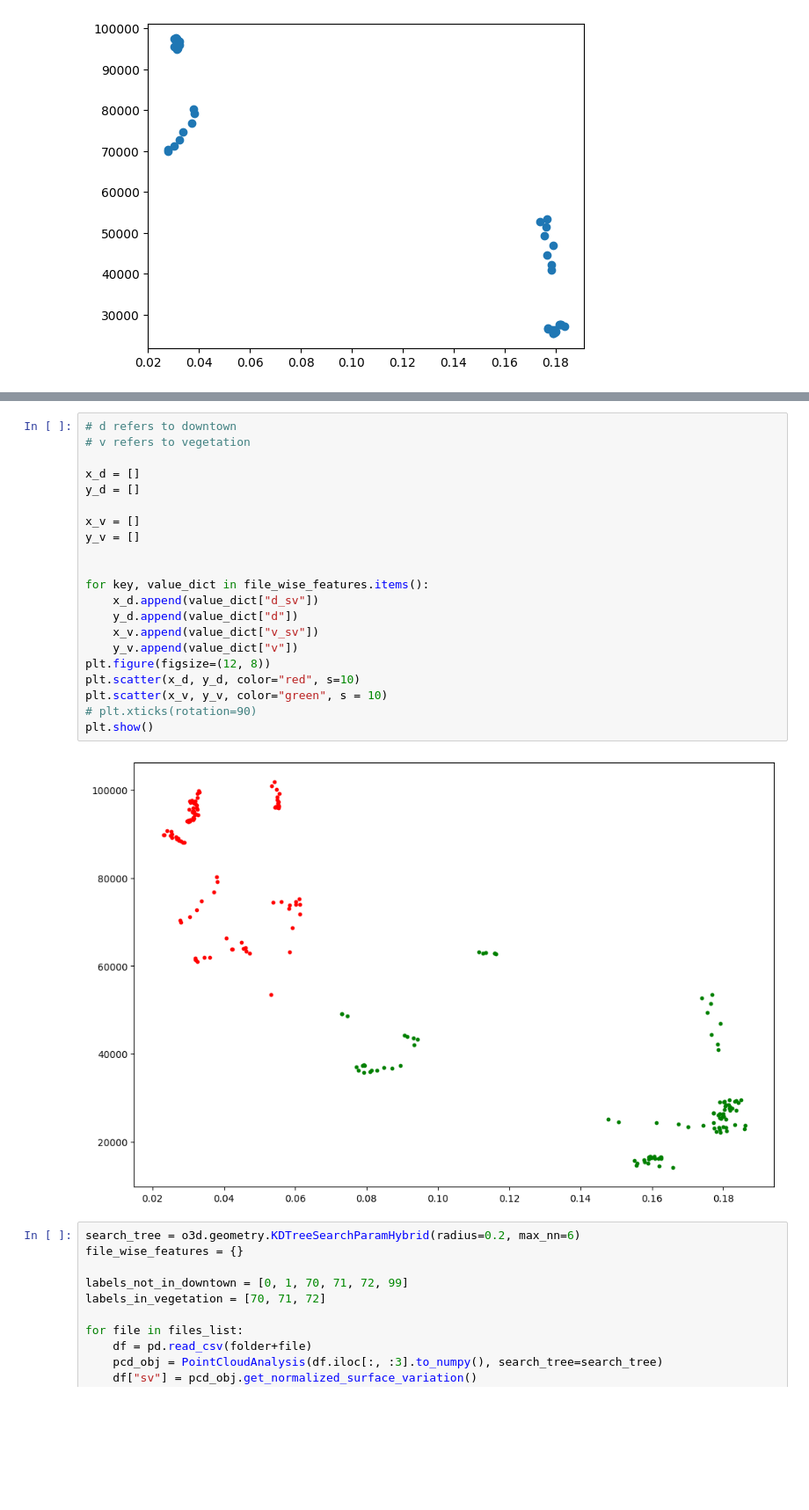
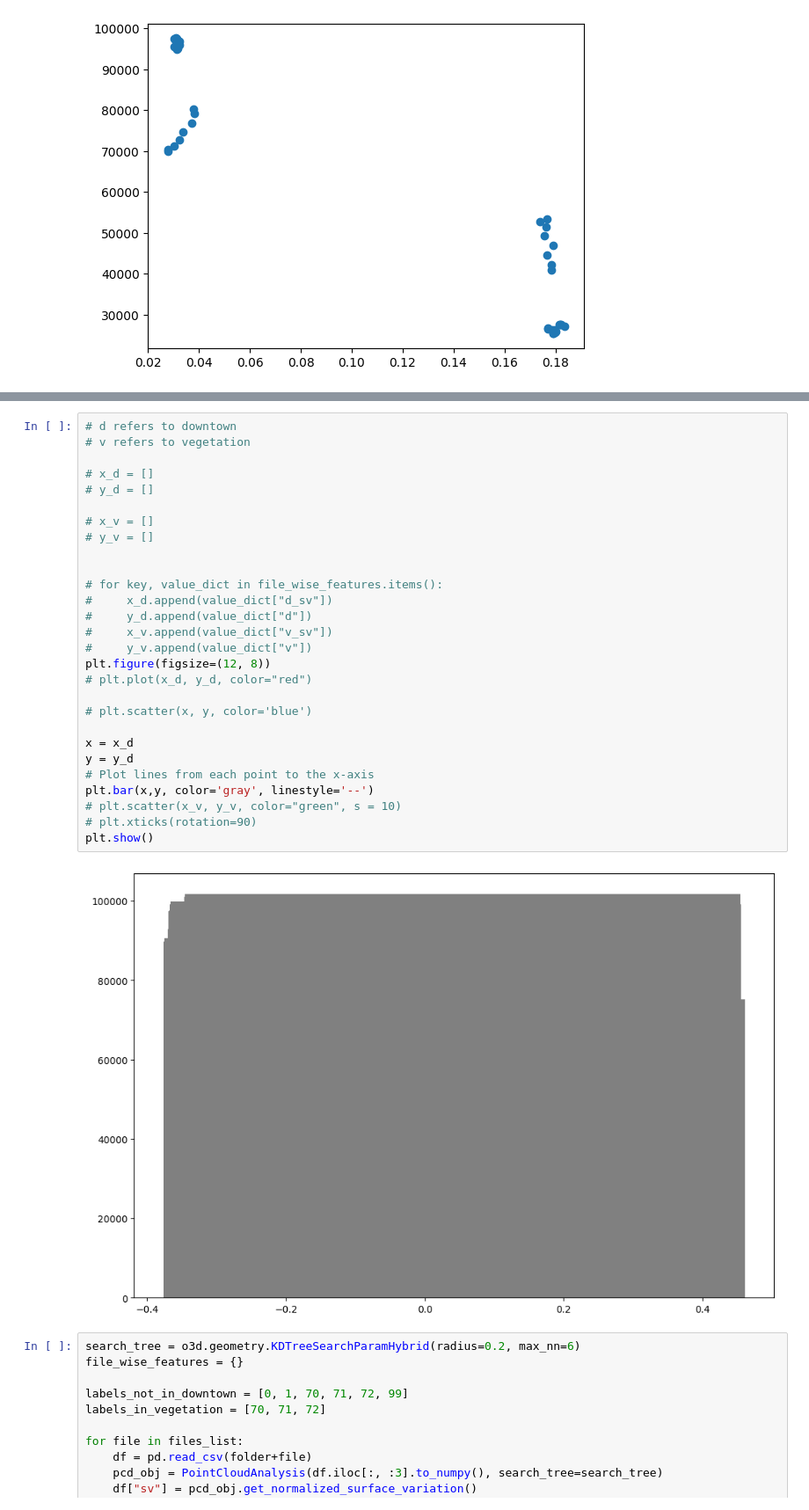
Before and after one commit to bisalgt/spawn_objects_in_carla, a Jupyter notebook: notebooks/semantick kitti dataset analyse.ipynb, the cells around one changed output, grey strips where cells are left out. Shown at 88% size. Saved outputs shown, nothing was run; the diff lists cells and outputs as text; blank space fills up the shorter version.

```diff
--- a/notebooks/semantick kitti dataset analyse.ipynb
+++ b/notebooks/semantick kitti dataset analyse.ipynb
@@ -413,26 +427,33 @@ See the caveats in the documentation: https://pandas.pydata.org/pandas-docs/stab
 # %%
 # d refers to downtown
 # v refers to vegetation
 
-x_d = []
-y_d = []
+# x_d = []
+# y_d = []
 
-x_v = []
-y_v = []
+# x_v = []
+# y_v = []
 
 
-for key, value_dict in file_wise_features.items():
-    x_d.append(value_dict["d_sv"])
-    y_d.append(value_dict["d"])
-    x_v.append(value_dict["v_sv"])
-    y_v.append(value_dict["v"])
+# for key, value_dict in file_wise_features.items():
+#     x_d.append(value_dict["d_sv"])
+#     y_d.append(value_dict["d"])
+#     x_v.append(value_dict["v_sv"])
+#     y_v.append(value_dict["v"])
 plt.figure(figsize=(12, 8))
-plt.scatter(x_d, y_d, color="red", s=10)
-plt.scatter(x_v, y_v, color="green", s = 10)
+# plt.plot(x_d, y_d, color="red")
+
+# plt.scatter(x, y, color='blue')
+
+x = x_d
+y = y_d
+# Plot lines from each point to the x-axis
+plt.bar(x,y, color='gray', linestyle='--')
+# plt.scatter(x_v, y_v, color="green", s = 10)
 # plt.xticks(rotation=90)
 plt.show()
 # %% [output]
-[figure, old version]
+[figure, new version]
 # %%
 search_tree = o3d.geometry.KDTreeSearchParamHybrid(radius=0.2, max_nn=6)
 file_wise_features = {}
```
Also changed, not shown: parts of 8 cells of this notebook.
